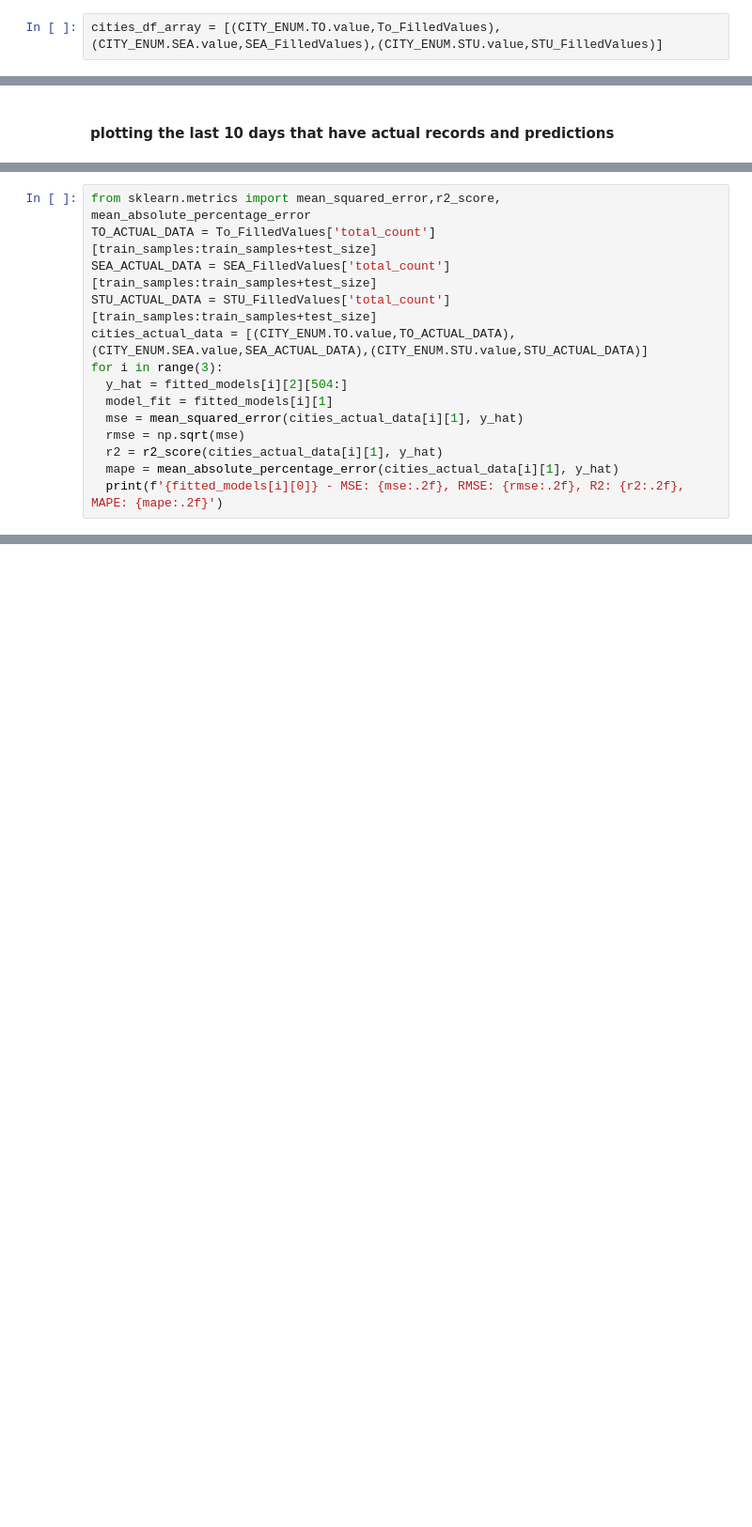
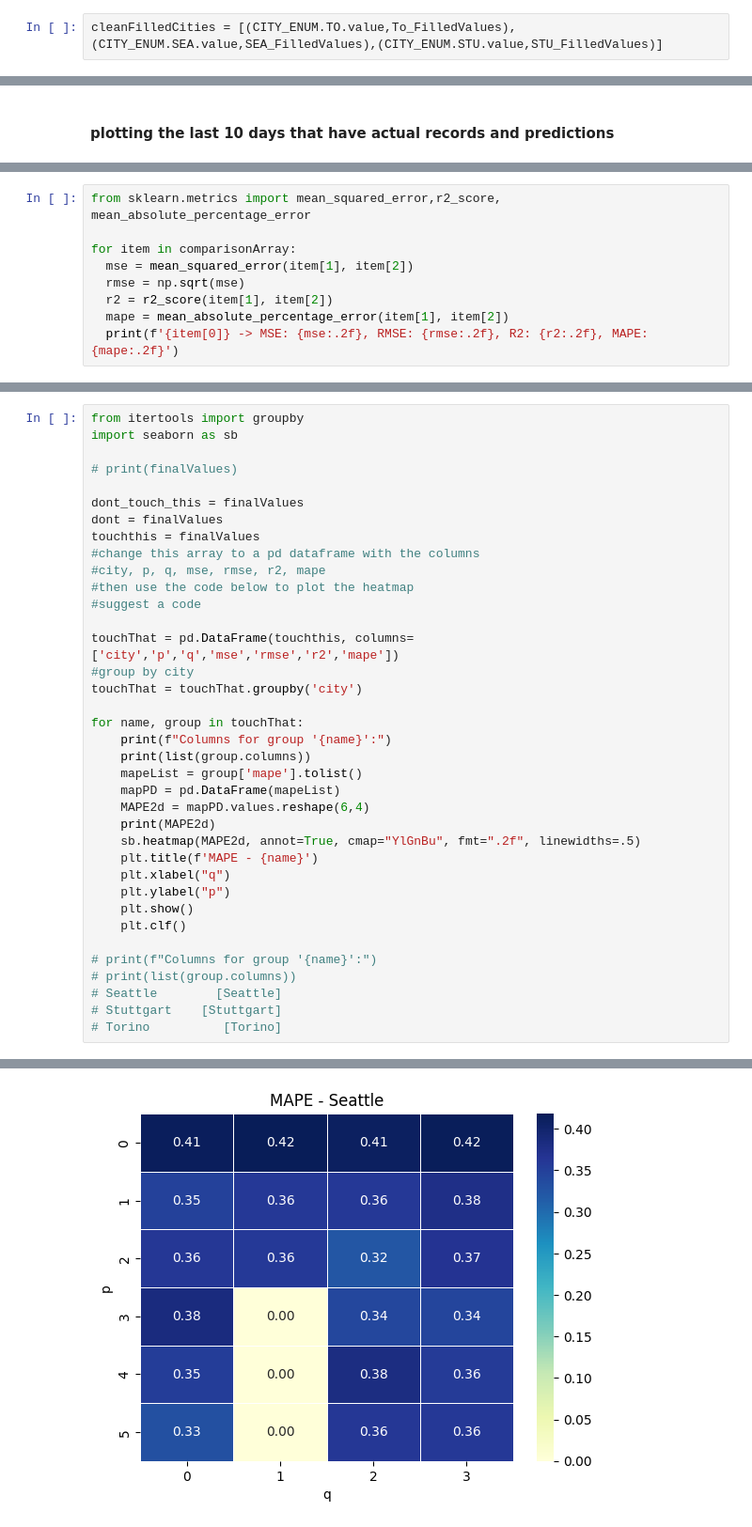
Before and after one commit to A-M-Alizadeh/MobilityLabs, a Jupyter notebook: lab2/lab2.ipynb, the cells around one changed output, grey strips where cells are left out. Shown at 94% size. Saved outputs shown, nothing was run; the diff lists cells and outputs as text; blank space fills up the shorter version.

```diff
--- a/lab2/lab2.ipynb
+++ b/lab2/lab2.ipynb
@@ -212,4 +244,4 @@ plotter('Stuttgart',STU_FilledValues)
 <Figure size 1400x600 with 0 Axes>
 <Figure size 1400x600 with 0 Axes>
 # %%
-cities_df_array = [(CITY_ENUM.TO.value,To_FilledValues),(CITY_ENUM.SEA.value,SEA_FilledValues),(CITY_ENUM.STU.value,STU_FilledValues)]
+cleanFilledCities = [(CITY_ENUM.TO.value,To_FilledValues),(CITY_ENUM.SEA.value,SEA_FilledValues),(CITY_ENUM.STU.value,STU_FilledValues)]
@@ -323,15 +379,10 @@ for city_data in cities_df_array:
 # %%
 from sklearn.metrics import mean_squared_error,r2_score, mean_absolute_percentage_error
-TO_ACTUAL_DATA = To_FilledValues['total_count'][train_samples:train_samples+test_size]
-SEA_ACTUAL_DATA = SEA_FilledValues['total_count'][train_samples:train_samples+test_size]
-STU_ACTUAL_DATA = STU_FilledValues['total_count'][train_samples:train_samples+test_size]
-cities_actual_data = [(CITY_ENUM.TO.value,TO_ACTUAL_DATA),(CITY_ENUM.SEA.value,SEA_ACTUAL_DATA),(CITY_ENUM.STU.value,STU_ACTUAL_DATA)]
-for i in range(3):
-  y_hat = fitted_models[i][2][504:]
-  model_fit = fitted_models[i][1]
-  mse = mean_squared_error(cities_actual_data[i][1], y_hat)
+
+for item in comparisonArray:
+  mse = mean_squared_error(item[1], item[2])
   rmse = np.sqrt(mse)
-  r2 = r2_score(cities_actual_data[i][1], y_hat)
-  mape = mean_absolute_percentage_error(cities_actual_data[i][1], y_hat)
-  print(f'{fitted_models[i][0]} - MSE: {mse:.2f}, RMSE: {rmse:.2f}, R2: {r2:.2f}, MAPE: {mape:.2f}')
+  r2 = r2_score(item[1], item[2])
+  mape = mean_absolute_percentage_error(item[1], item[2])
+  print(f'{item[0]} -> MSE: {mse:.2f}, RMSE: {rmse:.2f}, R2: {r2:.2f}, MAPE: {mape:.2f}')
 # %% [output]
@@ -340,0 +555,38 @@ Stuttgart - MSE: 1058.35, RMSE: 32.53, R2: 0.50, MAPE: 1.16
+# %%
+from itertools import groupby
+import seaborn as sb
+
+# print(finalValues)
+
+dont_touch_this = finalValues
+dont = finalValues
+touchthis = finalValues
+#change this array to a pd dataframe with the columns
+#city, p, q, mse, rmse, r2, mape
+#then use the code below to plot the heatmap
+#suggest a code
+
+touchThat = pd.DataFrame(touchthis, columns=['city','p','q','mse','rmse','r2','mape'])
+#group by city
+touchThat = touchThat.groupby('city')
+
+for name, group in touchThat:
+    print(f"Columns for group '{name}':")
+    print(list(group.columns))
+    mapeList = group['mape'].tolist()
+    mapPD = pd.DataFrame(mapeList)
+    MAPE2d = mapPD.values.reshape(6,4)
+    print(MAPE2d)
+    sb.heatmap(MAPE2d, annot=True, cmap="YlGnBu", fmt=".2f", linewidths=.5)
+    plt.title(f'MAPE - {name}')
+    plt.xlabel("q")
+    plt.ylabel("p")
+    plt.show()
+    plt.clf()
+
+# print(f"Columns for group '{name}':")
+# print(list(group.columns))
+# Seattle        [Seattle]
+# Stuttgart    [Stuttgart]
+# Torino          [Torino]
+# %% [output]
@@ -340,0 +601 @@ Stuttgart - MSE: 1058.35, RMSE: 32.53, R2: 0.50, MAPE: 1.16
+[figure, added]
```
Also changed, not shown: parts of 17 cells of this notebook, 46 other files.
